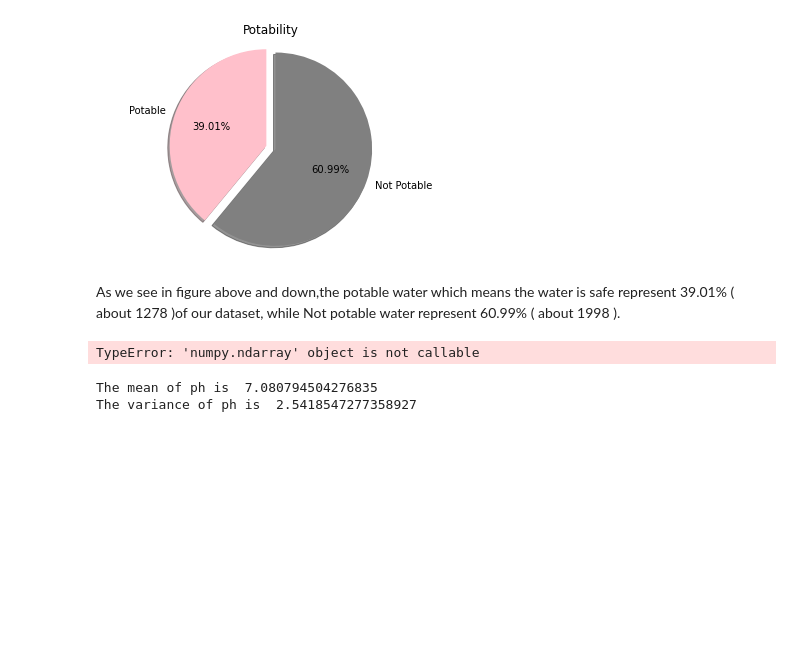
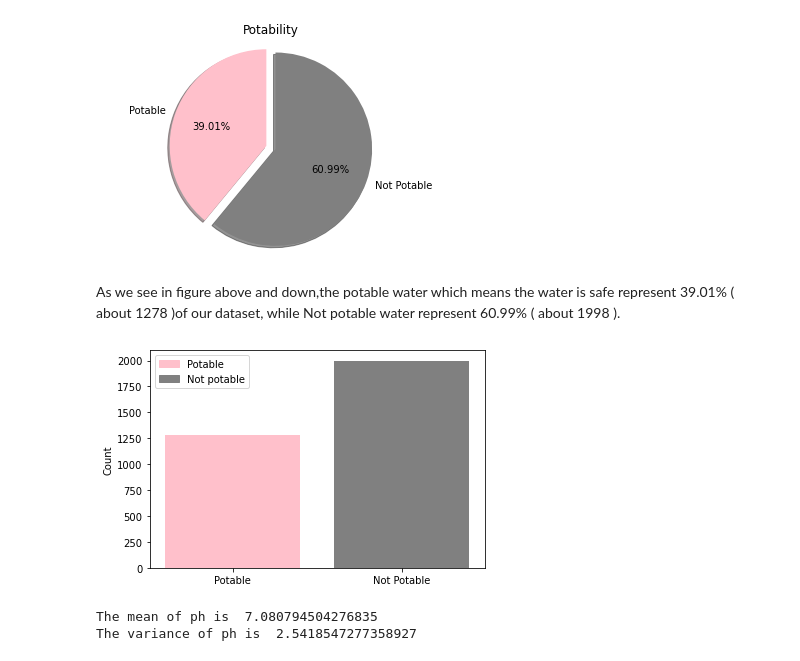
Before and after one commit to Hessah-Aljohaimy/AI-Project, a Jupyter notebook: AI_Project.ipynb, the cells around one changed output. Saved outputs shown, nothing was run; the diff lists cells and outputs as text; code cells hidden in the pictures; blank space fills up the shorter version.

```diff
--- a/AI_Project.ipynb
+++ b/AI_Project.ipynb
@@ -123,17 +123,17 @@ As we see in figure above and down,the potable water which means the water is sa
 # %%
 
 chart = {'Potable' : NumOfPotable, 'Not Potable' : NumOfNotPotable}
-label = list(chart.keys())
+label = list(chart.keys())cv
 value = list(chart.values())
 colors = {'Potable':'pink', 'Not potable':'gray'}
 labels = list(colors.keys())
 handles = [plt.Rectangle((0,0),1,1, color=colors[label]) for label in labels]
 plt.legend(handles, labels)
 plt.ylabel('Count')
 plt.bar(label, value,color=['pink', 'gray'])
 plt.show()
 # %% [output]
-TypeError: 'numpy.ndarray' object is not callable
+[figure, added]
 # %%
 sns.histplot(x='ph',data=iris)
 
```
Also changed, not shown: parts of 16 cells of this notebook.
